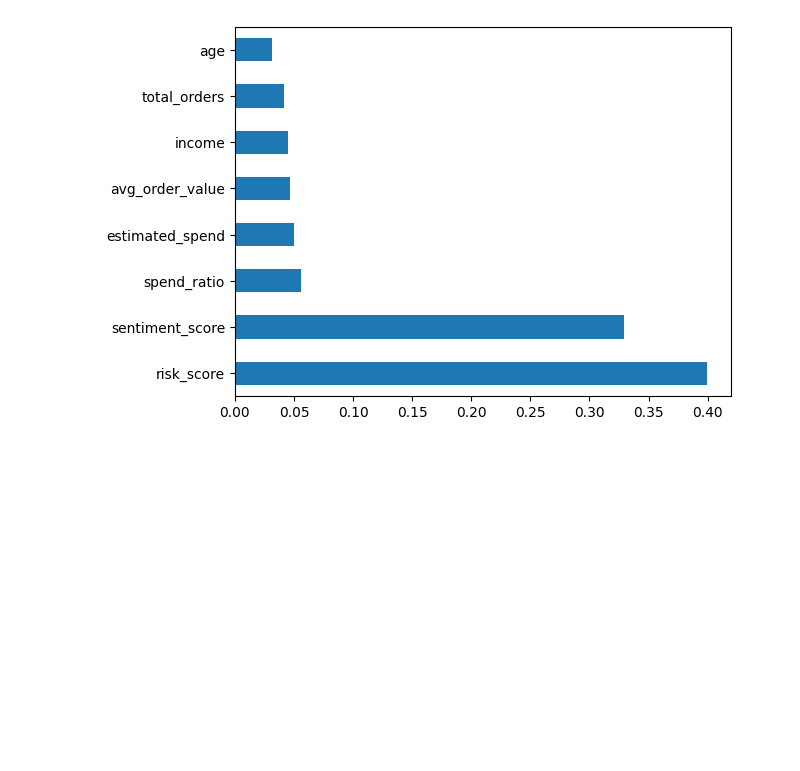
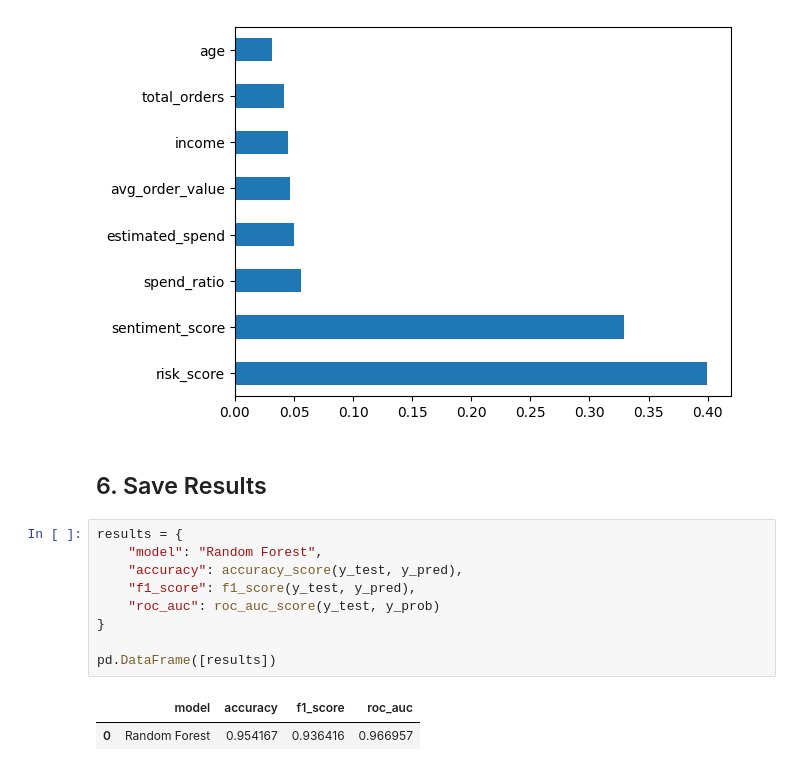
Before and after one commit to NGJIERU/WIE3007-GroupProject-Sem1-2025, a Jupyter notebook: notebooks/06_modeling_random_forest.ipynb, the cells around one changed output. Drawn from its saved outputs; the diff is of its cells as text; blank space fills up the shorter version.

Commit message:
Save result

```diff
--- a/notebooks/06_modeling_random_forest.ipynb
+++ b/notebooks/06_modeling_random_forest.ipynb
@@ -78,3 +78,17 @@ feat_importance.head(10).plot(kind='barh')
 plt.show()
 # %% [output]
 [figure]
+# %% [markdown]
+## 6. Save Results
+# %%
+results = {
+    "model": "Random Forest",
+    "accuracy": accuracy_score(y_test, y_pred),
+    "f1_score": f1_score(y_test, y_pred),
+    "roc_auc": roc_auc_score(y_test, y_prob)
+}
+
+pd.DataFrame([results])
+# %% [output]
+|  | model | accuracy | f1_score | roc_auc |
+| 0 | Random Forest | 0.954167 | 0.936416 | 0.966957 |
```
Also changed, not shown: parts of 1 cell of this notebook.
